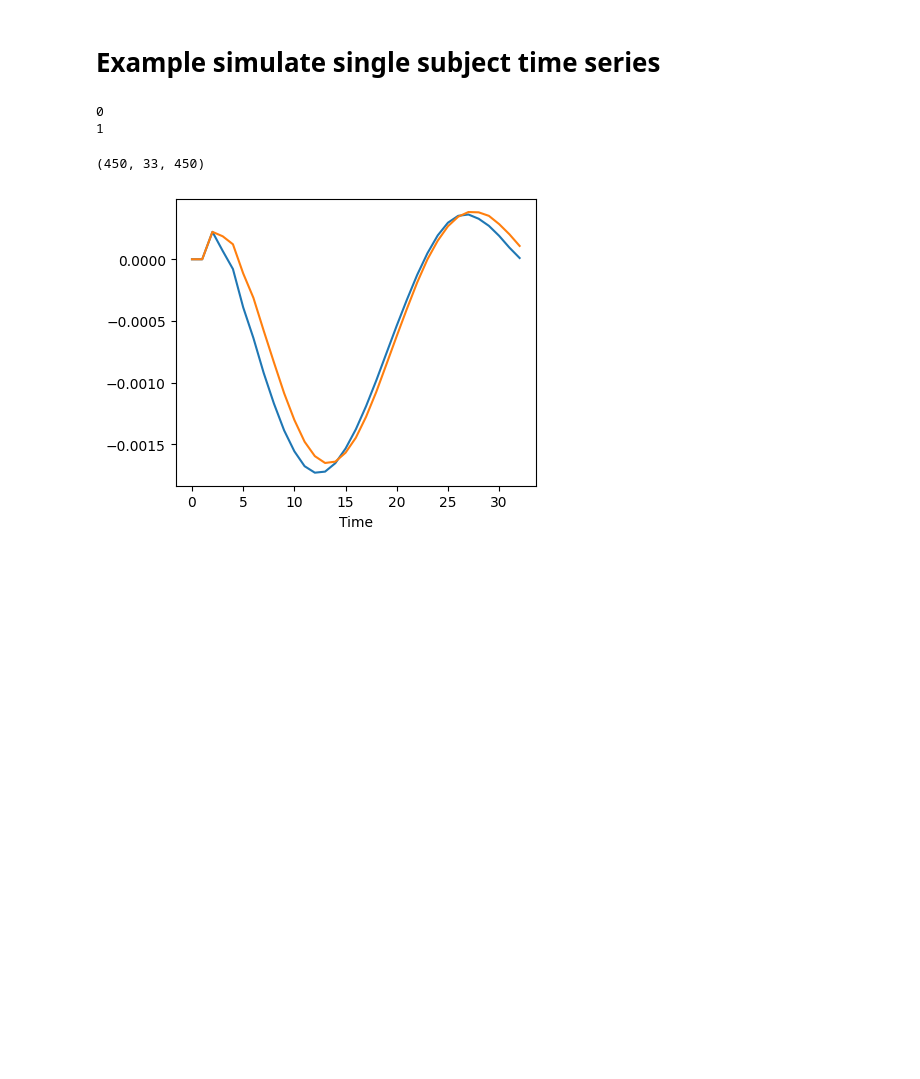
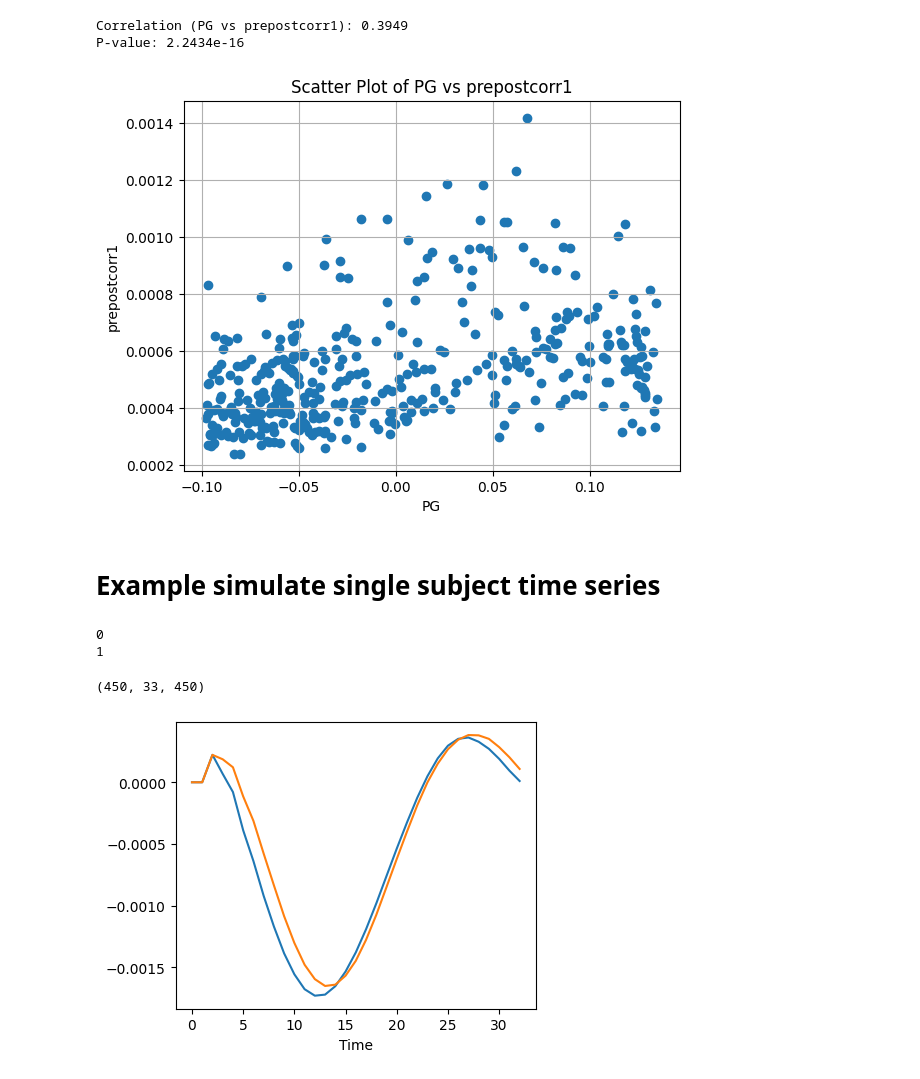
Before and after one commit to grabuffo/BrainStim_ANN_fMRI_HCP, a Jupyter notebook: notebooks/Evoked_Timescales.ipynb, the cells around one changed output. Cells and saved outputs as stored; diff of their text form; code cells hidden in the pictures; blank space fills up the shorter version.

```diff
--- a/notebooks/Evoked_Timescales.ipynb
+++ b/notebooks/Evoked_Timescales.ipynb
@@ -79,3 +289,19 @@ Using device: cpu
+# %%
+# Compute correlation
+xxx=PG
+yyy=respo1
+corr, p_value = stats.pearsonr(xxx,yyy)
+print(f"Correlation (PG vs prepostcorr1): {corr:.4f}")
+print(f"P-value: {p_value:.4e}")
+plt.scatter(xxx,yyy)
+plt.xlabel("PG"); plt.ylabel("prepostcorr1")
+plt.title("Scatter Plot of PG vs prepostcorr1")
+plt.grid(True)
+plt.show()
+# %% [output]
+Correlation (PG vs prepostcorr1): 0.3949
+P-value: 2.2434e-16
+[figure, added]
 # %% [markdown]
 # Example simulate single subject time series
 # %%
```
Also changed, not shown: parts of 11 cells of this notebook.
